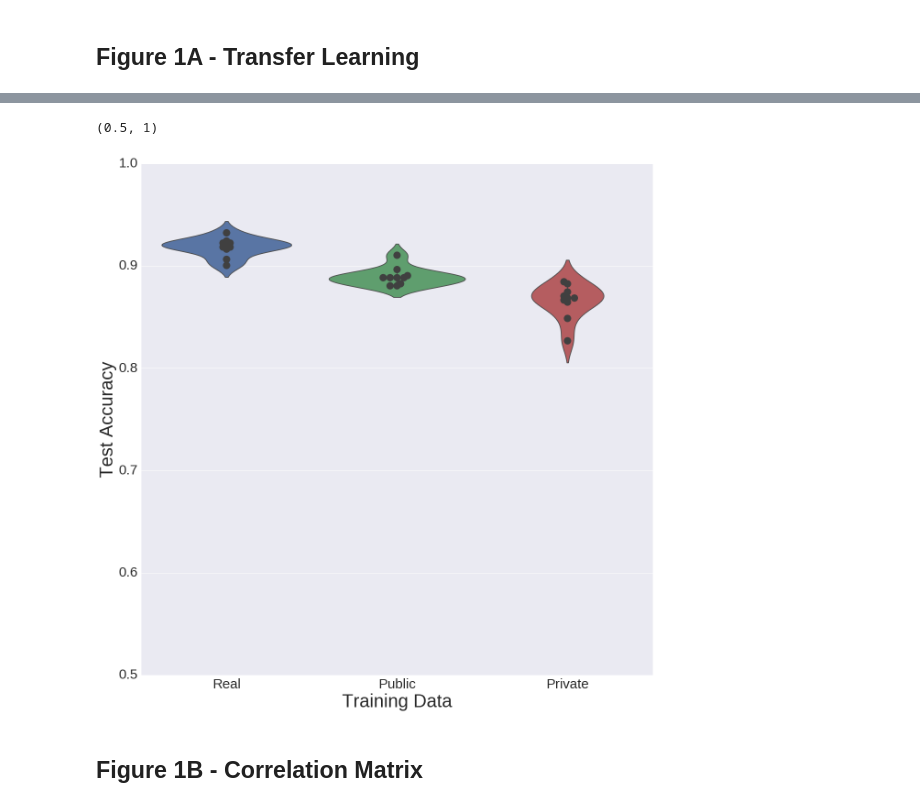
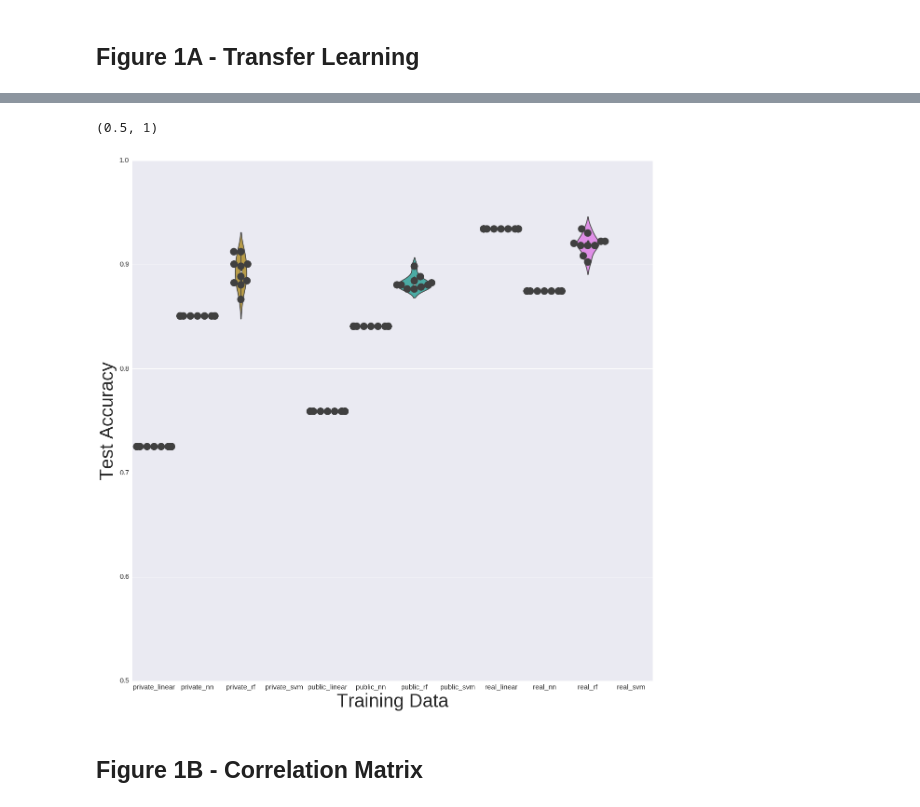
Before and after one commit to greenelab/SPRINT_gan, a Jupyter notebook: Figures.ipynb, the cells around one changed output, grey strips where cells are left out. Saved outputs shown, nothing was run; the diff lists cells and outputs as text; code cells hidden in the pictures.

```diff
--- a/Figures.ipynb
+++ b/Figures.ipynb
@@ -295,25 +358,23 @@ print(private_score_list)
 # %%
 import matplotlib.pylab as pylab
 params = {'legend.fontsize': 'x-large',
           'axes.labelsize': 40,
           'axes.titlesize':'x-large',
-          'xtick.labelsize':30,
-          'ytick.labelsize':30}
+          'xtick.labelsize':15,
+          'ytick.labelsize':15}
 pylab.rcParams.update(params)
 
 plt.figure(figsize=(20, 20))
 plt.ylabel('Test Accuracy')
 plt.xlabel('Training Data')
-transfer_scores = pd.DataFrame.from_dict({'Private': private_score_list,
-                                          'Real': real_score_list,
-                                          'Public': public_score_list})
+transfer_scores = pd.DataFrame.from_dict(scores)
 cat_list = ["Real", "Public", "Private"]
-ax = sns.violinplot(data=transfer_scores, order=cat_list)
-ax = sns.swarmplot(data=transfer_scores, size=16, color=".25", order=cat_list)
+ax = sns.violinplot(data=transfer_scores) #, order=cat_list)
+ax = sns.swarmplot(data=transfer_scores, size=16, color=".25") #, order=cat_list)
 ax.set_ylim([0.5,1])
 # %% [output]
 (0.5, 1)
-[figure, old version]
+[figure, new version]
 # %% [markdown]
 ## Figure 1B - Correlation Matrix
 # %%
```
Also changed, not shown: parts of 8 cells of this notebook.
